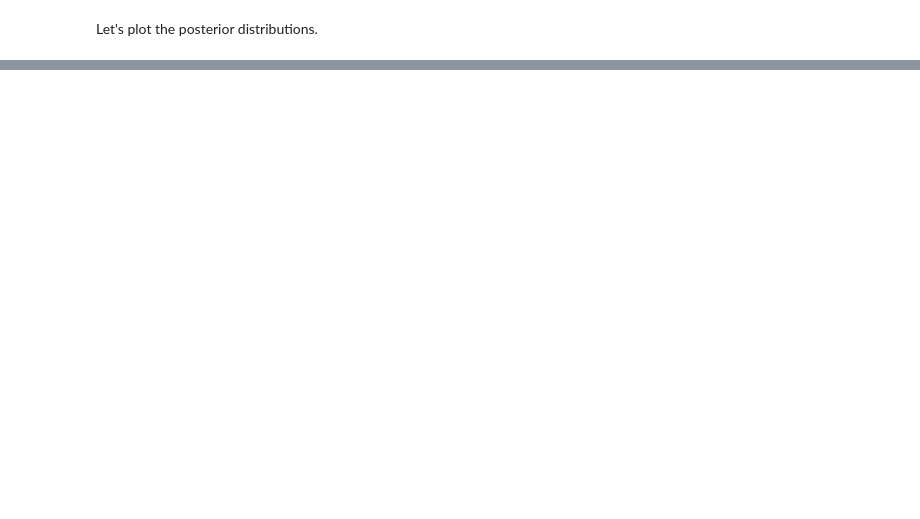
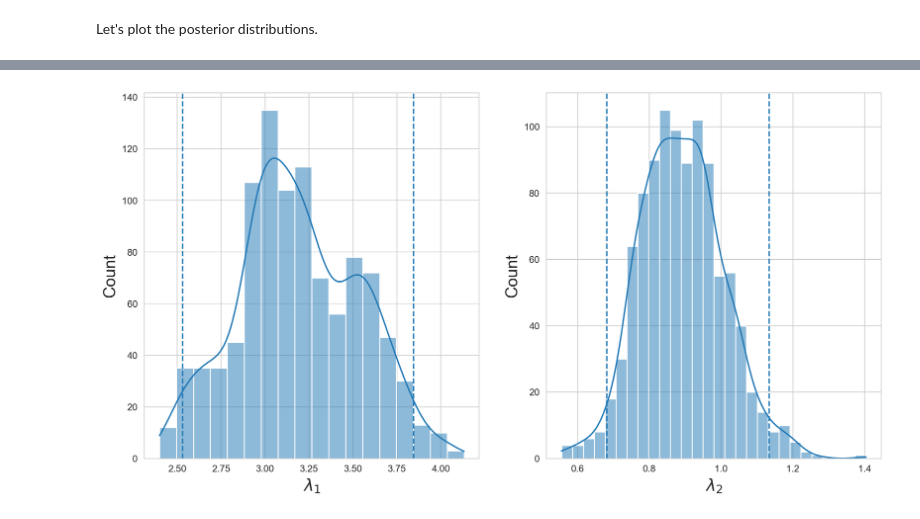
Before and after one commit to michal200292/ESUM, a Jupyter notebook: lab7.ipynb, the cells around one changed output, grey strips where cells are left out. Drawn from its saved outputs; the diff is of its cells as text; code cells hidden in the pictures; blank space fills up the shorter version.

```diff
--- a/lab7.ipynb
+++ b/lab7.ipynb
@@ -594,0 +647,23 @@ plot_posterior_dist(interval_change_samples[2:],
+# %%
+prior_alpha = tfd.Exponential(rate=1.0)
+
+def interval_change_log_joint_2(lambda_1, lambda_2, T, L, alpha):
+    all_range = tf.range(1851, 1962, dtype=tf.float32)
+    poisson = tfd.Poisson(sigmoid(all_range, T, L, lambda_1, lambda_2, alpha))
+
+    logp = tf.reduce_sum(poisson.log_prob(disaster_count)) \
+            + prior_lambda_1.log_prob(lambda_1) \
+            + prior_lambda_2.log_prob(lambda_2) \
+            + prior_T.log_prob(T) \
+            + prior_L.log_prob(L) \
+            + prior_alpha.log_prob(alpha)
+
+    return logp
+# %%
+interval_change_initial_state = [1.0, 1.0, (1851 + 1962)/2, 5.0, 0.01]
+
+
+interval_change_hmc_kernel = tfp.mcmc.HamiltonianMonteCarlo(
+    target_log_prob_fn=interval_change_log_joint_2,
+    step_size=[0.05, 0.05, 1.0, 1.0, 0.001],
+    num_leapfrog_steps=2)
@@ -594,0 +679,4 @@ plot_posterior_dist(interval_change_samples[2:],
+# %%
+plot_posterior_dist(interval_change_samples[:2], [r'$\lambda_1$', r'$\lambda_2$'])
+# %% [output]
+[figure, added]
```
Also changed, not shown: parts of 16 cells of this notebook.
